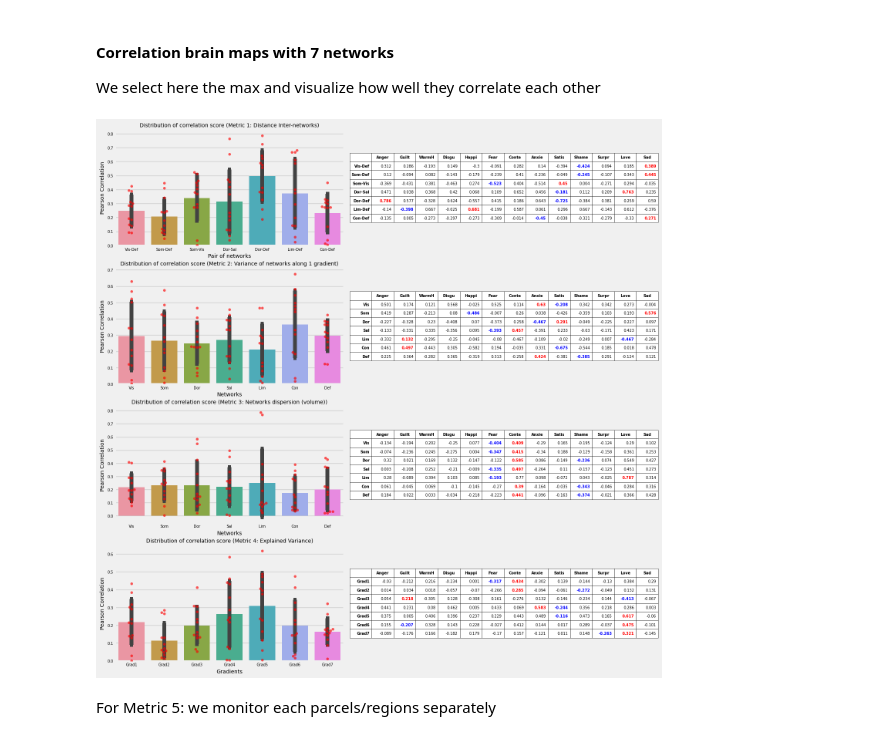
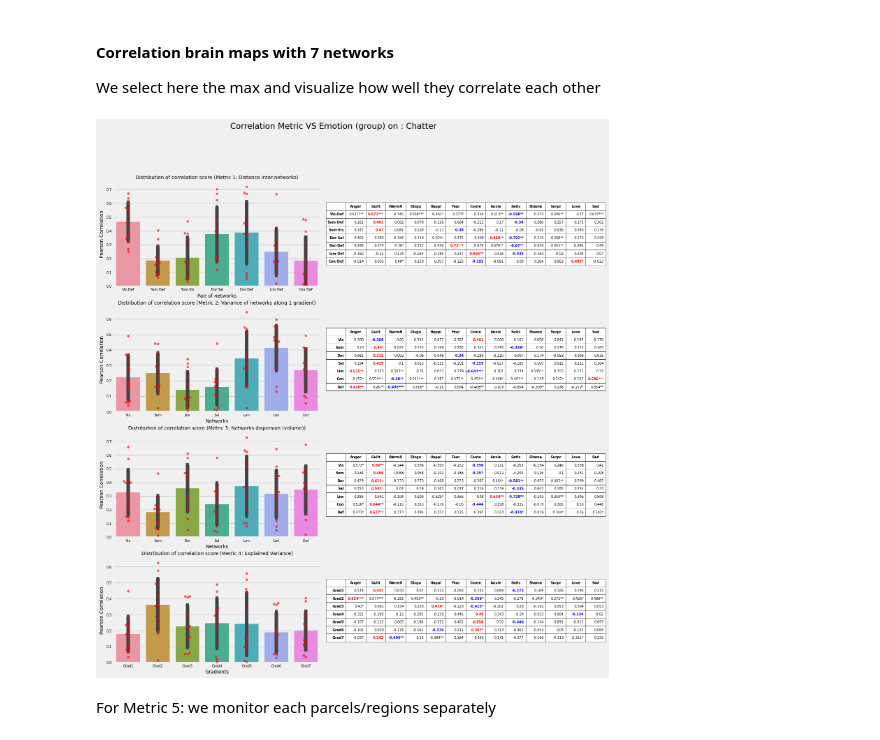
Before and after one commit to MIPLabCH/emoguide_gradients, a Jupyter notebook: 07_fmri-emotion_cohesion.ipynb, the cells around one changed output. Drawn from its saved outputs; the diff is of its cells as text; code cells hidden in the pictures.

Commit message:
checkpoint, integrated nice table for emo corr metric

```diff
--- a/07_fmri-emotion_cohesion.ipynb
+++ b/07_fmri-emotion_cohesion.ipynb
@@ -134,21 +149,26 @@ pairs = [("Vis", "Default"), ("SomMot", "Default"),
         ("SomMot", "Vis"), ("DorsAttn", "SalVentAttn"),
         ("DorsAttn", "Default"), ("Limbic", "Default"), ("Cont", "Default")]
 nb_metric = 4
-scores = np.zeros((nb_metric, n,m))
+scores  = np.zeros((nb_metric, n,m))
+nscores = np.zeros((nb_metric, n,m))
 
 # METRIC 1
-for idx, pair in enumerate(pairs):
+for idx, pair in enumerate(tqdm(pairs)):
     p1,p2 = pair
     y = np.asarray([networks_distance(G_movie[t], G_movie[t], p1, p2)
                     for t in range(len(G_movie))])
     z1 = zscore(y)
     for jdx, emotion in enumerate(select):
+        concat_other = np.array(other_df[other_df.item == emotion]['score'])
         emo_series = np.array(emo_df[emo_df.item==emotion]['score'])
         smoothened = overlap_add(emo_series, smfactor)
         z2   = zscore(smoothened[:z1.shape[0]])
 
-        corr = correlation_search(z1,z2, tolshift)
-        scores[0, idx,jdx] = corr
+        # corr = correlation_search(z1,z2, tolshift)
+        # scores[0, idx,jdx] = corr
+        _, nscore, corr = moviemix_stat_test(z1, z2, concat_other)
+        nscores[0, idx,jdx] = nscore
+        scores[0, idx,jdx]  = corr
 
 # METRIC 2
 for idx, R in enumerate(networks):
@@ -157,12 +177,16 @@ for idx, R in enumerate(networks):
     z1 = zscore(y)
 
     for jdx, emotion in enumerate(select):
+        concat_other = np.array(other_df[other_df.item == emotion]['score'])
         emo_series = np.array(emo_df[emo_df.item==emotion]['score'])
         smoothened = overlap_add(emo_series, smfactor)
         z2   = zscore(smoothened[:z1.shape[0]])
 
-        corr = correlation_search(z1,z2, tolshift)
-        scores[1, idx,jdx] = corr
+        # corr = correlation_search(z1,z2, tolshift)
+        # scores[1, idx,jdx] = corr
+        _, nscore, corr = moviemix_stat_test(z1, z2, concat_other)
+        nscores[1, idx,jdx] = nscore
+        scores[1, idx,jdx]  = corr
 
 # METRIC 3
 for idx, R in enumerate(networks):
@@ -171,12 +195,15 @@ for idx, R in enumerate(networks):
     z1 = zscore(y)
 
     for jdx, emotion in enumerate(select):
+        concat_other = np.array(other_df[other_df.item == emotion]['score'])
         emo_series = np.array(emo_df[emo_df.item==emotion]['score'])
         smoothened = overlap_add(emo_series, smfactor)
         z2   = zscore(smoothened[:z1.shape[0]])
 
-        corr = correlation_search(z1,z2, tolshift)
-        scores[2, idx,jdx] = corr
+        # corr = correlation_search(z1,z2, tolshift)
+        _, nscore, corr = moviemix_stat_test(z1, z2, concat_other)
+        nscores[2, idx,jdx] = nscore
+        scores[2, idx,jdx]  = corr
 
 # METRIC 4
 for idx, R in enumerate(networks):
@@ -184,12 +211,15 @@ for idx, R in enumerate(networks):
     z1 = zscore(y)
 
     for jdx, emotion in enumerate(select):
+        concat_other = np.array(other_df[other_df.item == emotion]['score'])
         emo_series = np.array(emo_df[emo_df.item==emotion]['score'])
         smoothened = overlap_add(emo_series, smfactor)
         z2   = zscore(smoothened[:z1.shape[0]])
 
-        corr = correlation_search(z1,z2, tolshift)
-        scores[3, idx,jdx] = corr
+        # corr = correlation_search(z1,z2, tolshift)
+        _, nscore, corr = moviemix_stat_test(z1, z2, concat_other)
+        nscores[3, idx,jdx] = nscore
+        scores[3, idx,jdx]  = corr
 # %%
 # For each region generate correlation with emotions
 smfactor = 1
@@ -286,34 +283,44 @@ for m in range(nb_metric):
     ax[m,0].tick_params(labelsize=7)
     ax[m,0].set_xlabel(xlabels[m], size=10)
     ax[m,0].set_ylabel('Pearson Correlation', size=10)
 
     ax[m,1].axis('tight')
     ax[m,1].axis('off')
 
     table = ax[m,1].table(cellText=tabling,
                             colLabels=[''] + [s[:5] for s in select],
                             loc='center')
 
     for (row, col), cell in table.get_celld().items():
         if (row == 0):
             cell.set_text_props(fontproperties=FontProperties(weight='bold'))
         if (col == 0):
             cell.set_text_props(fontproperties=FontProperties(weight='bold'))
 
+        # stress on which values is large
         if (np.argmax(scores[m][row-1]) == col - 1) and row !=0 :
             cell.get_text().set_color('red')
             cell.set_text_props(fontproperties=FontProperties(weight='bold'))
         if (np.argmin(scores[m][row-1]) == col - 1) and row !=0 :
             cell.get_text().set_color('blue')
             cell.set_text_props(fontproperties=FontProperties(weight='bold'))
 
+        # stress on which value is significant against null distribution
+        nscore  = nscores[m, row-1, col - 1]
+        nbstars = int(nscore < 0.01) + int(nscore < 0.05) + int(nscore < 0.1)
+
+        if row != 0 and col !=0 :
+            cell.get_text().set_text(str(tabling[row-1,col]) + '*' * nbstars)
+
+
     table.auto_set_font_size(False)
     table.set_fontsize(7)
     table.scale(1.35, 1.35)  # may help
 
+plt.suptitle("Correlation Metric VS Emotion (group) on : {}".format(moviename))
 plt.show()
 # %% [output]
-[figure, old version]
+[figure, new version]
 # %% [markdown]
 For Metric 5: we monitor each parcels/regions separately
 # %%
```
Also changed, not shown: parts of 16 cells of this notebook, 1 other file.
